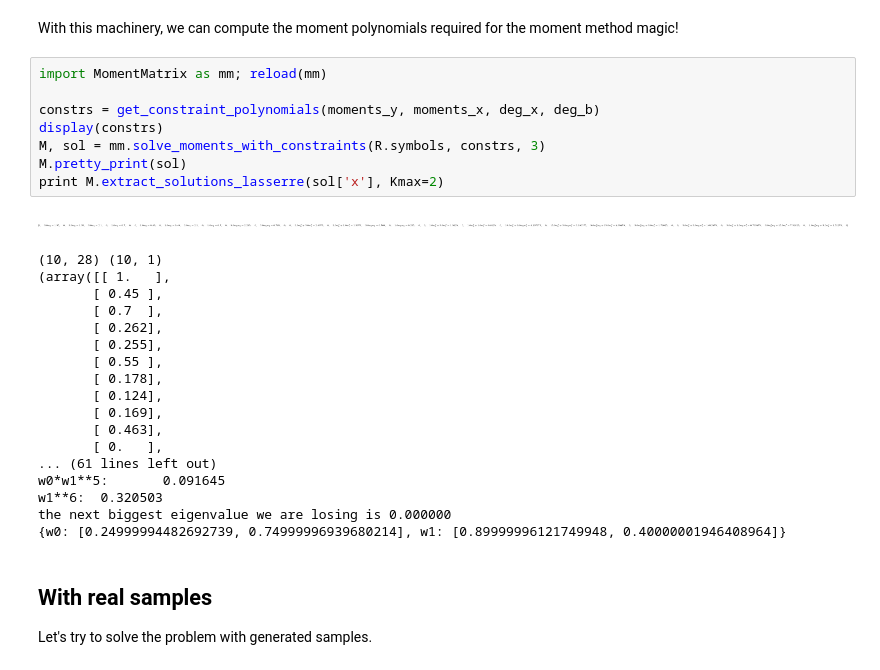
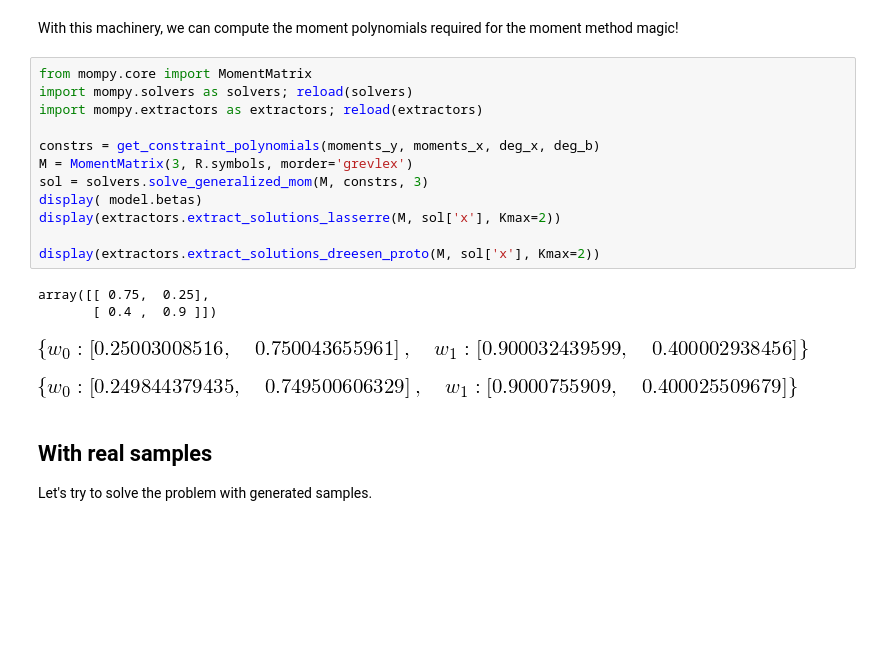
Before and after one commit to sidaw/polymom, a Jupyter notebook: MixtureLinearRegressions.ipynb, the cells around one changed output. Drawn from its saved outputs; the diff is of its cells as text; blank space fills up the shorter version.

```diff
--- a/MixtureLinearRegressions.ipynb
+++ b/MixtureLinearRegressions.ipynb
@@ -114,33 +109,23 @@ def get_constraint_polynomials(moments_y, moments_x, deg_x, deg_b):
     return constrs
 # %% [markdown]
 With this machinery, we can compute the moment polynomials required for the moment method magic!
-# %%
-import MomentMatrix as mm; reload(mm)
-
-constrs = get_constraint_polynomials(moments_y, moments_x, deg_x, deg_b)
-display(constrs)
-M, sol = mm.solve_moments_with_constraints(R.symbols, constrs, 3)
-M.pretty_print(sol)
-print M.extract_solutions_lasserre(sol['x'], Kmax=2)
-# %% [output]
-[figure, removed]
-(10, 28) (10, 1)
-(array([[ 1.   ],
-       [ 0.45 ],
-       [ 0.7  ],
-       [ 0.262],
-       [ 0.255],
-       [ 0.55 ],
-       [ 0.178],
-       [ 0.124],
-       [ 0.169],
-       [ 0.463],
-       [ 0.   ],
-... (61 lines left out)
-w0*w1**5:       0.091645
-w1**6:  0.320503
-the next biggest eigenvalue we are losing is 0.000000
-{w0: [0.24999994482692739, 0.74999996939680214], w1: [0.89999996121749948, 0.40000001946408964]}
+# %%
+from mompy.core import MomentMatrix
+import mompy.solvers as solvers; reload(solvers)
+import mompy.extractors as extractors; reload(extractors)
+
+constrs = get_constraint_polynomials(moments_y, moments_x, deg_x, deg_b)
+M = MomentMatrix(3, R.symbols, morder='grevlex')
+sol = solvers.solve_generalized_mom(M, constrs, 3)
+display( model.betas)
+display(extractors.extract_solutions_lasserre(M, sol['x'], Kmax=2))
+
+display(extractors.extract_solutions_dreesen_proto(M, sol['x'], Kmax=2))
+# %% [output]
+array([[ 0.75,  0.25],
+       [ 0.4 ,  0.9 ]])
+[figure, added]
+[figure, added]
 # %% [markdown]
 ## With real samples
 
```
Also changed, not shown: parts of 11 cells of this notebook, 1 other file.
